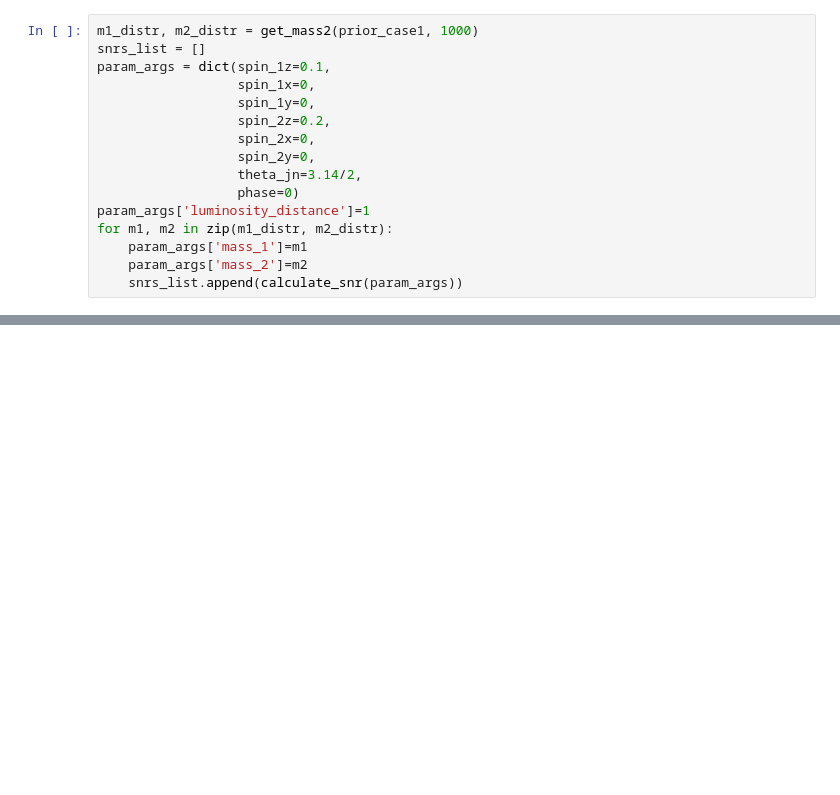
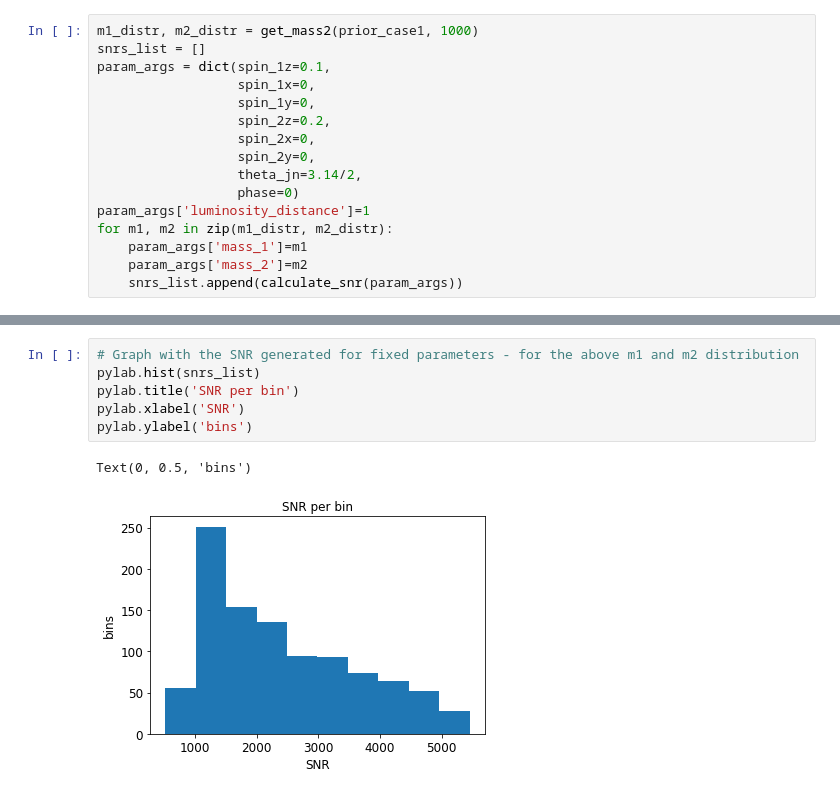
Before and after one commit to danielahyano/ligo-summer-2022, a Jupyter notebook: mass_distribution_power_law.ipynb, the cells around one changed output, grey strips where cells are left out. Saved outputs shown, nothing was run; the diff lists cells and outputs as text; blank space fills up the shorter version.

```diff
--- a/mass_distribution_power_law.ipynb
+++ b/mass_distribution_power_law.ipynb
@@ -169,0 +190,9 @@ Text(0, 0.5, 'distance')
+# %%
+# Graph with the SNR generated for fixed parameters - for the above m1 and m2 distribution
+pylab.hist(snrs_list)
+pylab.title('SNR per bin')
+pylab.xlabel('SNR')
+pylab.ylabel('bins')
+# %% [output]
+Text(0, 0.5, 'bins')
+[figure, added]
```
Also changed, not shown: parts of 14 cells of this notebook.
